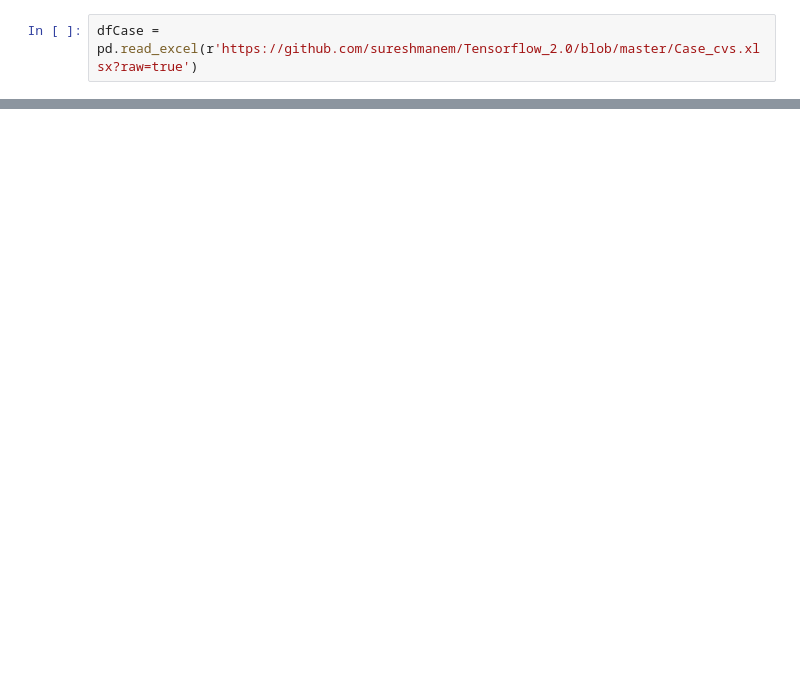
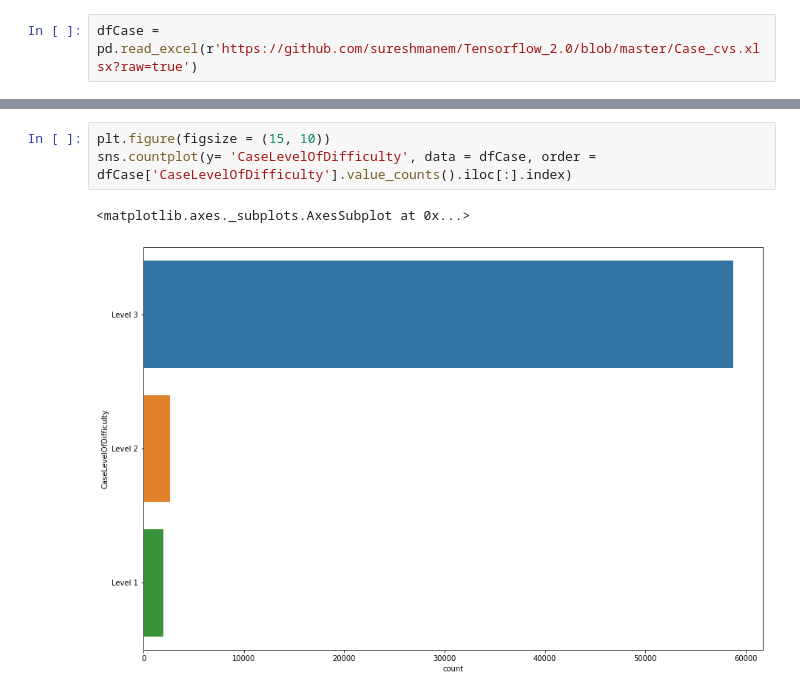
Before and after one commit to Zurezh/Tensorflow_2.0, a Jupyter notebook: DefectPredictionAlgoTest.ipynb, the cells around one changed output, grey strips where cells are left out. Cells and saved outputs as stored; diff of their text form; blank space fills up the shorter version.

```diff
--- a/DefectPredictionAlgoTest.ipynb
+++ b/DefectPredictionAlgoTest.ipynb
@@ -29,0 +215,6 @@ array(['HPCST-COMM', 'HPCST-MEDD', 'HPCST-MEDICAID', 'HPCST-EXCH',
+# %%
+plt.figure(figsize = (15, 10))
+sns.countplot(y= 'CaseLevelOfDifficulty', data = dfCase, order = dfCase['CaseLevelOfDifficulty'].value_counts().iloc[:].index)
+# %% [output]
+<matplotlib.axes._subplots.AxesSubplot at 0x...>
+[figure, added]
```
Also changed, not shown: parts of 23 cells of this notebook.
